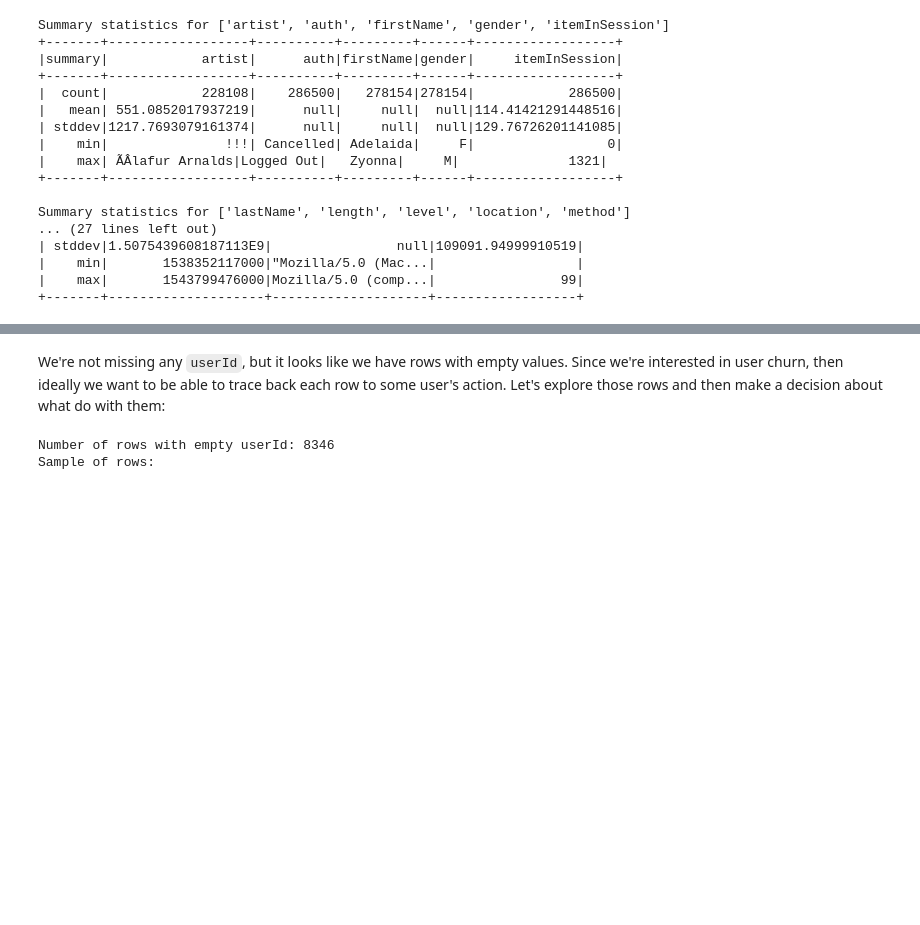
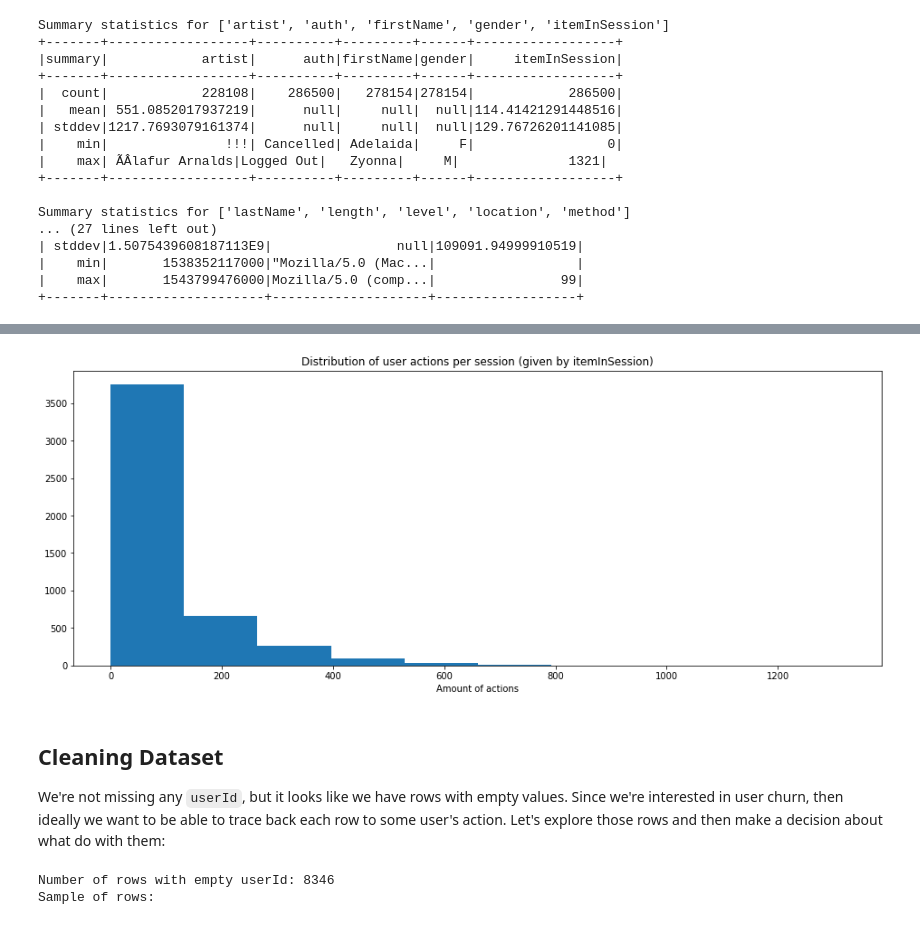
Before and after one commit to ojcastillo/sparkify, a Jupyter notebook: sparkify_notebook.ipynb, the cells around one changed output, grey strips where cells are left out. Saved outputs shown, nothing was run; the diff lists cells and outputs as text; code cells hidden in the pictures; blank space fills up the shorter version.

```diff
--- a/sparkify_notebook.ipynb
+++ b/sparkify_notebook.ipynb
@@ -113,4 +144,19 @@ Summary statistics for ['lastName', 'length', 'level', 'location', 'method']
+# %%
+# Distribution of user actions per session (given by itemInSession)
+action_counts_pd = df.groupby('userId', 'sessionId') \
+    .max() \
+    .withColumnRenamed('max(itemInSession)', 'session_actions') \
+    .toPandas()
+
+plt.figure(figsize=(16, 6))
+plt.hist(action_counts_pd['session_actions'])
+plt.title("Distribution of user actions per session (given by itemInSession)")
+plt.xlabel("Amount of actions");
+# %% [output]
+[figure, added]
 # %% [markdown]
+## Cleaning Dataset
+
 We're not missing any `userId`, but it looks like we have rows with empty values. Since we're interested in user churn, then ideally we want to be able to trace back each row to some user's action. Let's explore those rows and then make a decision about what do with them:
 # %%
 # Explore rows with an empty user_id
```
Also changed, not shown: parts of 4 cells of this notebook, 1 other file.
